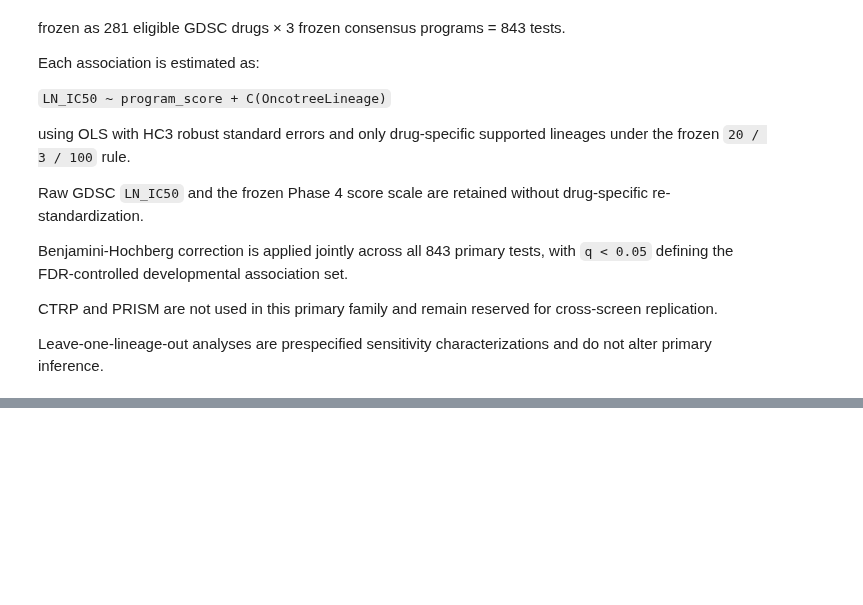
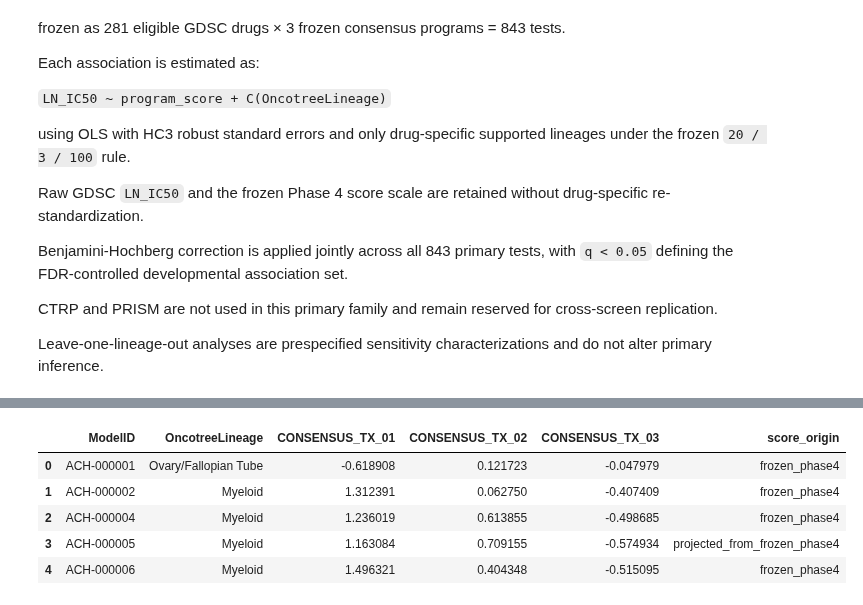
Before and after one commit to paulairazoqui/pancancer-epigenetics, a Jupyter notebook: notebooks/phase6_pharmacogenomic_contexts/600_program_drug_associations.ipynb, the cells around one changed output, grey strips where cells are left out. Drawn from its saved outputs; the diff is of its cells as text; code cells hidden in the pictures; blank space fills up the shorter version.

```diff
--- a/notebooks/phase6_pharmacogenomic_contexts/600_program_drug_associations.ipynb
+++ b/notebooks/phase6_pharmacogenomic_contexts/600_program_drug_associations.ipynb
@@ -3095,0 +5130,82 @@ and do not alter primary inference.
+# %%
+# =============================================================================
+# Consolidate frozen Phase 6 program-score universe
+# =============================================================================
+
+phase6_program_score_universe = (
+    phase6_score_universe[
+        [
+            "ModelID",
+            "OncotreeLineage",
+            "CONSENSUS_TX_01",
+            "CONSENSUS_TX_02",
+            "CONSENSUS_TX_03",
+            "score_origin",
+        ]
+    ]
+    .sort_values("ModelID")
+    .reset_index(drop=True)
+)
+
+assert len(phase6_program_score_universe) == 981
+
+assert (
+    phase6_program_score_universe[
+        "ModelID"
+    ].nunique()
+    == 981
+)
+
+assert phase6_program_score_universe[
+    [
+        "ModelID",
+        "OncotreeLineage",
+        "CONSENSUS_TX_01",
+        "CONSENSUS_TX_02",
+        "CONSENSUS_TX_03",
+        "score_origin",
+    ]
+].notna().all().all()
+
+assert set(
+    phase6_program_score_universe[
+        "score_origin"
+    ].unique()
+) == {
+    "frozen_phase4",
+    "projected_from_frozen_phase4",
+}
+
+print(
+    "Phase 6 score universe:",
+    len(phase6_program_score_universe),
+)
+print(
+    "Frozen Phase 4 models:",
+    (
+        phase6_program_score_universe[
+            "score_origin"
+        ]
+        == "frozen_phase4"
+    ).sum(),
+)
+print(
+    "Projected external models:",
+    (
+        phase6_program_score_universe[
+            "score_origin"
+        ]
+        == "projected_from_frozen_phase4"
+    ).sum(),
+)
+print(
+    "Represented lineages:",
+    phase6_program_score_universe[
+        "OncotreeLineage"
+    ].nunique(),
+)
+
+display(
+    phase6_program_score_universe.head()
+)
+# %% [output]
@@ -3095,0 +5216,6 @@ and do not alter primary inference.
+|  | ModelID | OncotreeLineage | CONSENSUS_TX_01 | CONSENSUS_TX_02 | CONSENSUS_TX_03 | score_origin |
+| 0 | ACH-000001 | Ovary/Fallopian Tube | -0.618908 | 0.121723 | -0.047979 | frozen_phase4 |
+| 1 | ACH-000002 | Myeloid | 1.312391 | 0.062750 | -0.407409 | frozen_phase4 |
+| 2 | ACH-000004 | Myeloid | 1.236019 | 0.613855 | -0.498685 | frozen_phase4 |
+| 3 | ACH-000005 | Myeloid | 1.163084 | 0.709155 | -0.574934 | projected_from_frozen_phase4 |
+| 4 | ACH-000006 | Myeloid | 1.496321 | 0.404348 | -0.515095 | frozen_phase4 |
```
Also changed, not shown: parts of 35 cells of this notebook, 1 other file.
